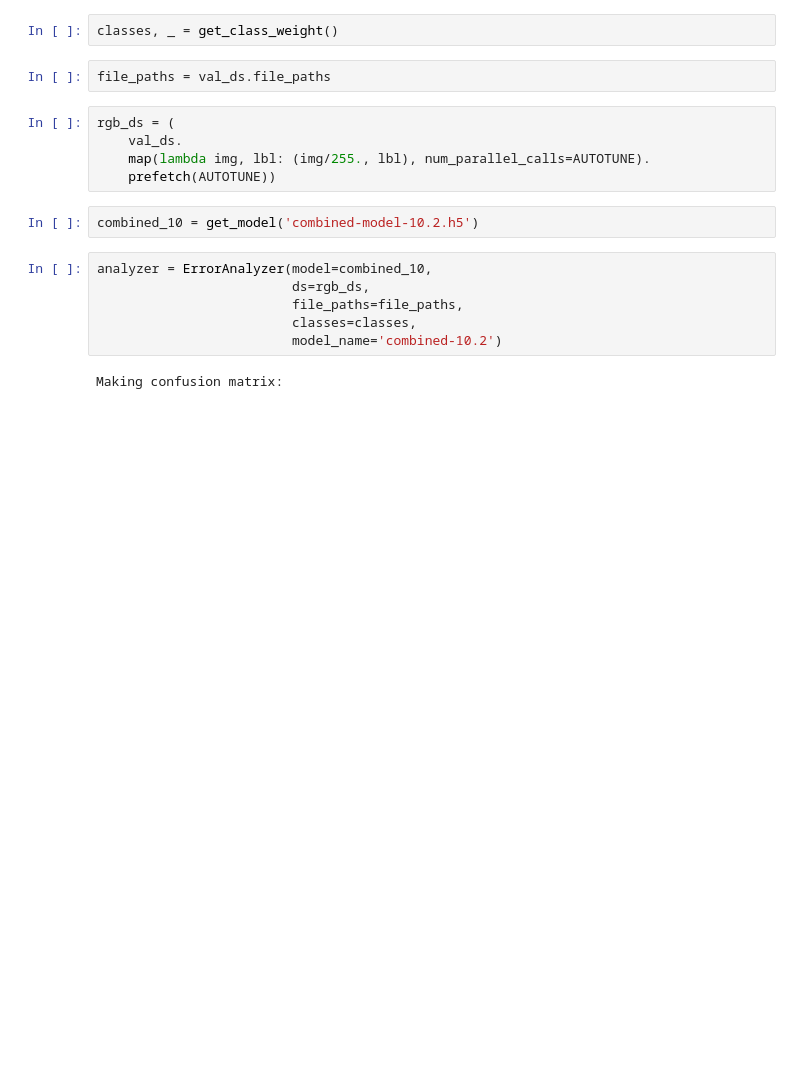
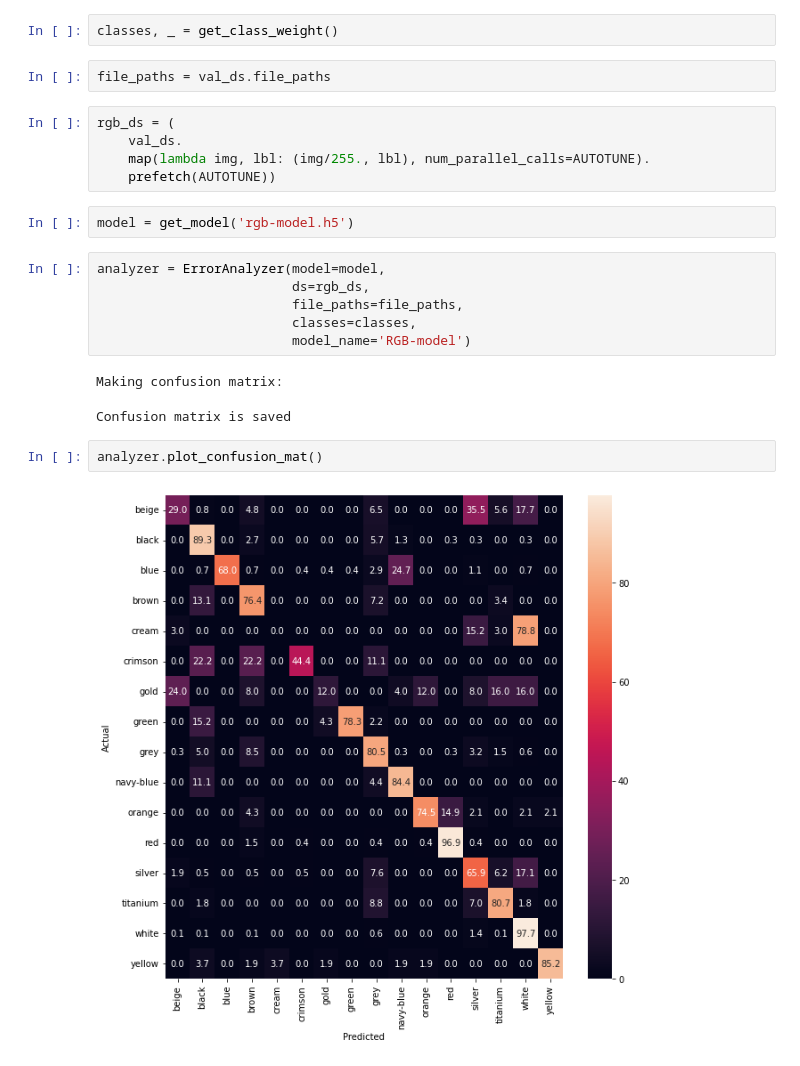
Before and after one commit to m-bashari-m/vehicle-color-recognition, a Jupyter notebook: src/07_rgb_analyze .ipynb, the cells around one changed output. Saved outputs shown, nothing was run; the diff lists cells and outputs as text; blank space fills up the shorter version.

```diff
--- a/src/07_rgb_analyze .ipynb
+++ b/src/07_rgb_analyze .ipynb
@@ -54,12 +54,17 @@ rgb_ds = (
     map(lambda img, lbl: (img/255., lbl), num_parallel_calls=AUTOTUNE).
     prefetch(AUTOTUNE))
 # %%
-combined_10 = get_model('combined-model-10.2.h5')
+model = get_model('rgb-model.h5')
 # %%
-analyzer = ErrorAnalyzer(model=combined_10,
+analyzer = ErrorAnalyzer(model=model,
                          ds=rgb_ds,
                          file_paths=file_paths,
                          classes=classes,
-                         model_name='combined-10.2')
+                         model_name='RGB-model')
 # %% [output]
 Making confusion matrix:
+Confusion matrix is saved
+# %%
+analyzer.plot_confusion_mat()
+# %% [output]
+[figure, added]
```
Also changed, not shown: parts of 4 cells of this notebook.
